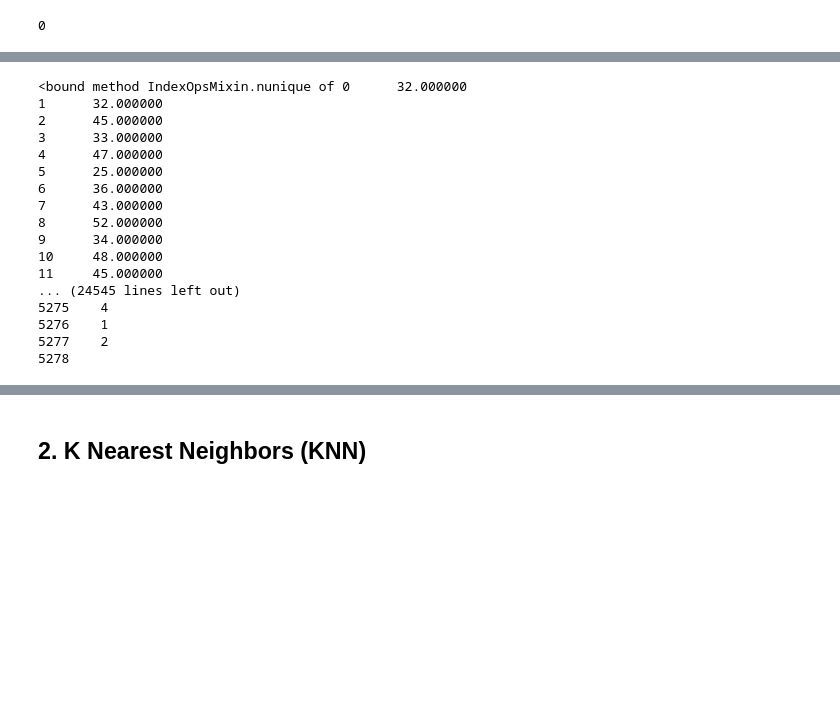
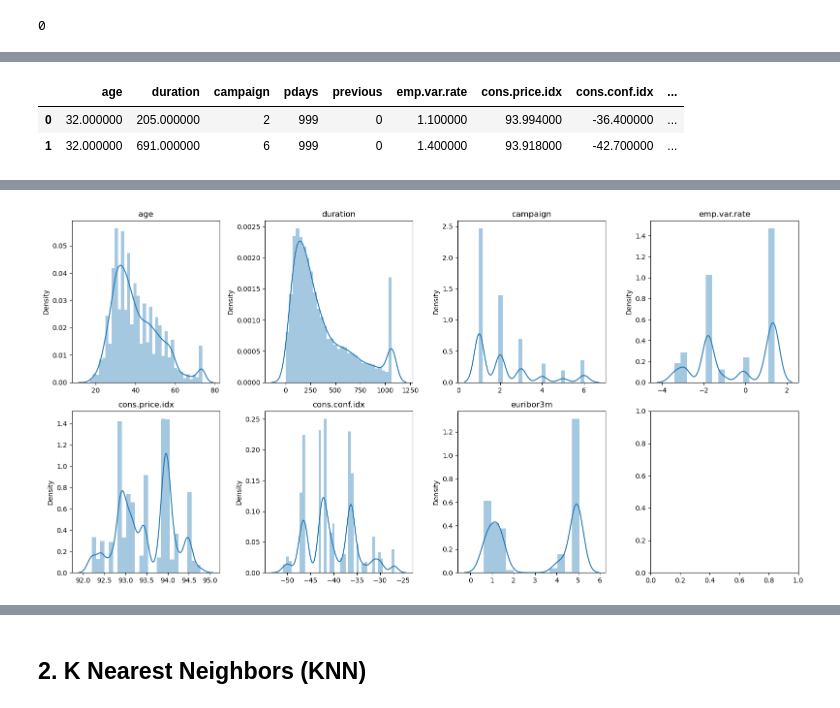
Before and after one commit to ajay-ajzkrish/learn_ml, a Jupyter notebook: SLC/inclass/Inclass_Day3/SLC_In_Class_Lab_Exercise_(Day_3)_Questions.ipynb, the cells around one changed output, grey strips where cells are left out. Drawn from its saved outputs; the diff is of its cells as text; code cells hidden in the pictures; blank space fills up the shorter version.

```diff
--- a/SLC/inclass/Inclass_Day3/SLC_In_Class_Lab_Exercise_(Day_3)_Questions.ipynb
+++ b/SLC/inclass/Inclass_Day3/SLC_In_Class_Lab_Exercise_(Day_3)_Questions.ipynb
@@ -243,27 +245,14 @@ df.isnull().sum().sum()
 </table>
 # %%
 # type your code here
-# %%
-for i in x.columns:
-    print(x[i].nunique)
-# %% [output]
-<bound method IndexOpsMixin.nunique of 0      32.000000
-1      32.000000
-2      45.000000
-3      33.000000
-4      47.000000
-5      25.000000
-6      36.000000
-7      43.000000
-8      52.000000
-9      34.000000
-10     48.000000
-11     45.000000
-... (24545 lines left out)
-5275    4
-5276    1
-5277    2
-5278
+# %%
+df.head(2)
+# %% [output]
+|  | age | duration | campaign | pdays | previous | emp.var.rate | cons.price.idx | cons.conf.idx | ... |
+| 0 | 32.000000 | 205.000000 | 2 | 999 | 0 | 1.100000 | 93.994000 | -36.400000 | ... |
+| 1 | 32.000000 | 691.000000 | 6 | 999 | 0 | 1.400000 | 93.918000 | -42.700000 | ... |
+# %%
+df.drop(['previous','pdays'],axis = 1,inplace = True)
 # %% [markdown]
 <table align="left">
     <tr>
@@ -281,3 +270,15 @@ for i in x.columns:
 </table>
 # %%
 # type your code here
+# %%
+subset_df = df[['age','duration','campaign','emp.var.rate','cons.price.idx','cons.conf.idx','euribor3m']]
+fig, axes = plt.subplots(2, 4, figsize=(16, 8))
+
+# Loop through the columns and create boxplots
+for i, col in enumerate(subset_df.columns):
+    sns.distplot(x=subset_df[col], ax=axes[i // 4, i % 4])
+    axes[i // 4, i % 4].set_title(col)
+plt.tight_layout()
+plt.show()
+# %% [output]
+[figure, added]
```
Also changed, not shown: parts of 41 cells of this notebook, 15 other files.
